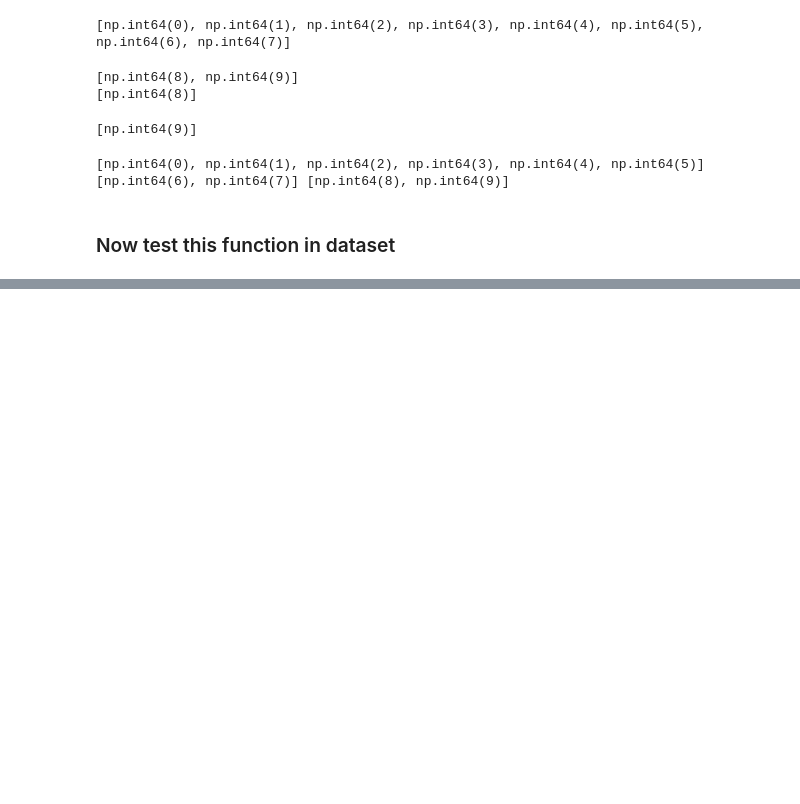
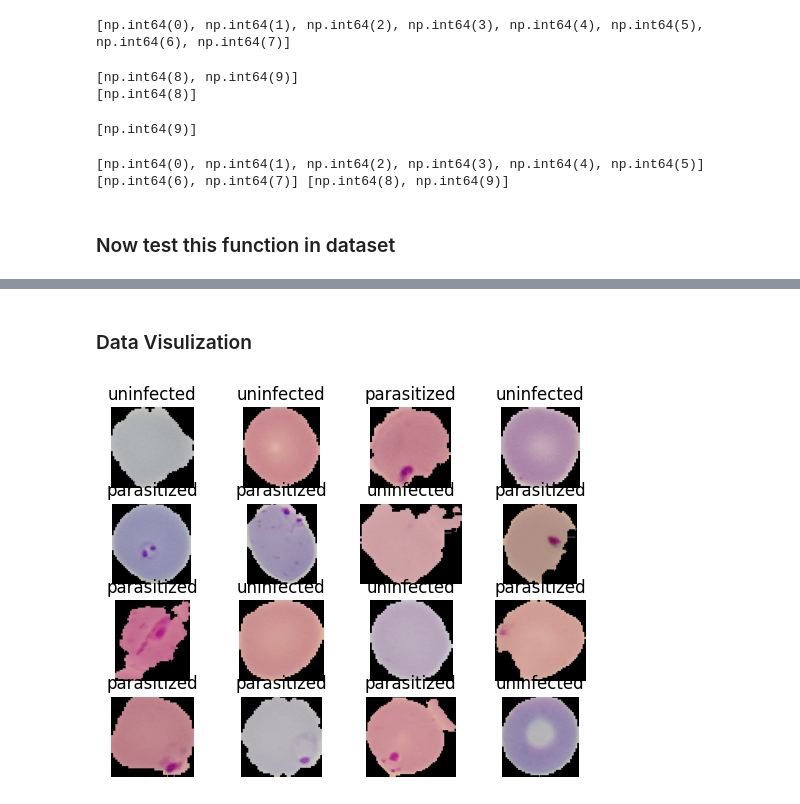
Before and after one commit to WajahatAliBasharat073/DailyTensorFlowVision, a Jupyter notebook: Projects/Malaria_Diagonosis/malariaDiagonosis.ipynb, the cells around one changed output, grey strips where cells are left out. Cells and saved outputs as stored; diff of their text form; code cells hidden in the pictures; blank space fills up the shorter version.

Commit message:
Perform data visulization and preprocessing

```diff
--- a/Projects/Malaria_Diagonosis/malariaDiagonosis.ipynb
+++ b/Projects/Malaria_Diagonosis/malariaDiagonosis.ipynb
@@ -142,0 +142,10 @@ print(list(test_dataset.take(1).as_numpy_iterator()),list(val_dataset.take(1).as
+# %% [markdown]
+###  Data Visulization
+# %%
+for i, (img, label) in enumerate(train_dataset.take(16)):
+    ax = plt.subplot(4, 4, i + 1)
+    imshow = plt.imshow(img)
+    plt.axis('off')
+    plt.title(ds_info.features['label'].int2str(label))
+# %% [output]
+[figure, added]
```
Also changed, not shown: parts of 13 cells of this notebook.
